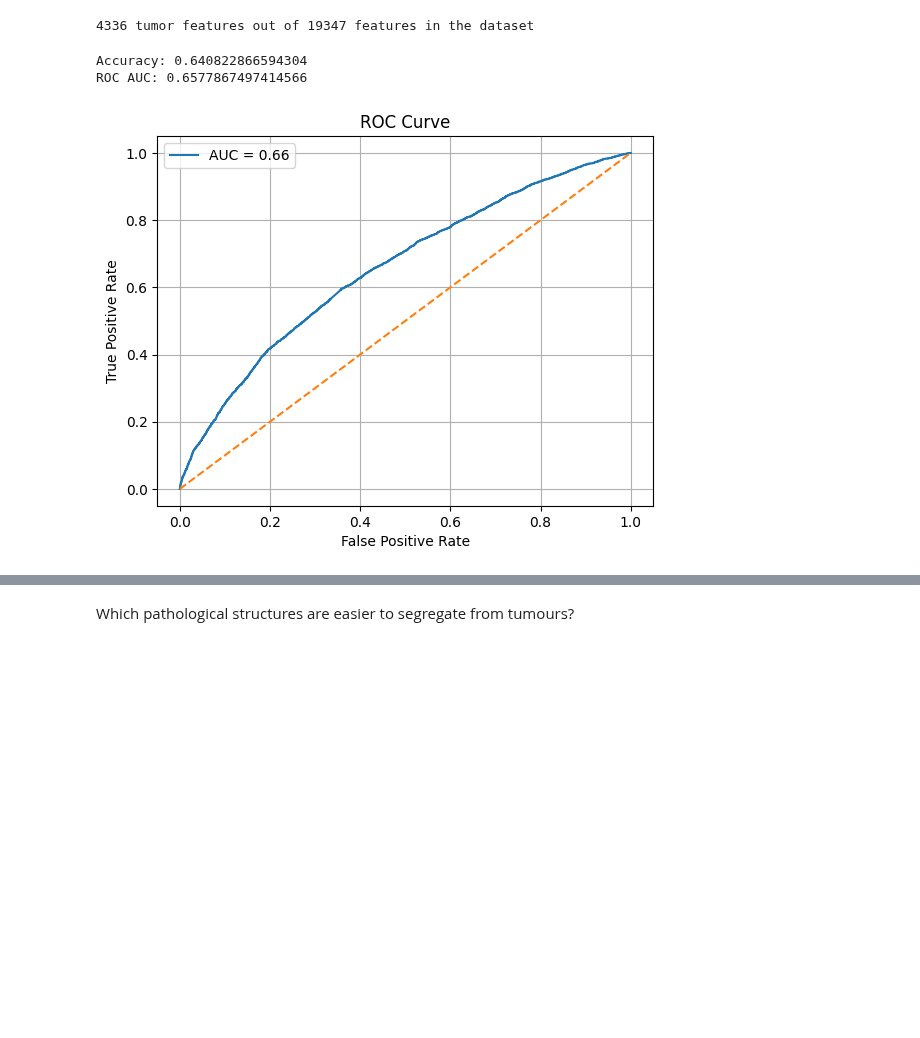
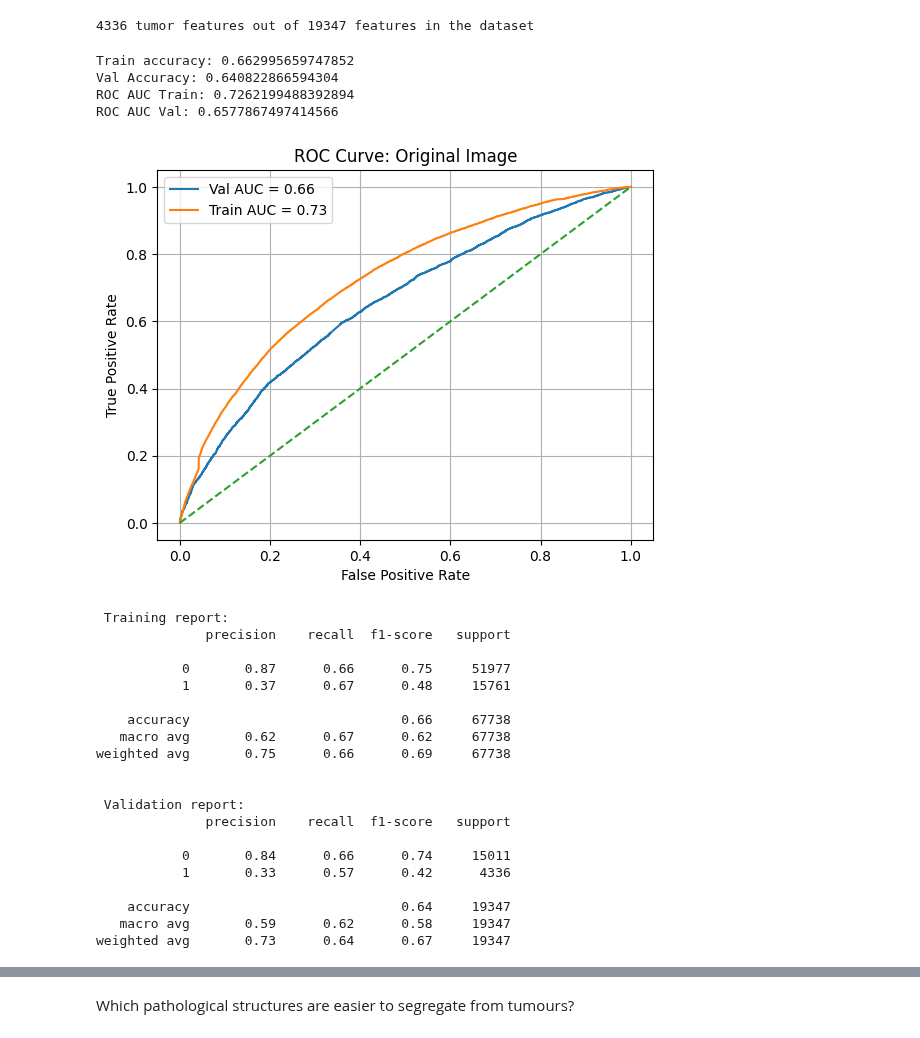
Before and after one commit to wangelam/ecse415Final, a Jupyter notebook: TumorCount_ROISVM_fixed.ipynb, the cells around one changed output, grey strips where cells are left out. Saved outputs shown, nothing was run; the diff lists cells and outputs as text; code cells hidden in the pictures; blank space fills up the shorter version.

```diff
--- a/TumorCount_ROISVM_fixed.ipynb
+++ b/TumorCount_ROISVM_fixed.ipynb
@@ -455,40 +492,49 @@ Classifying data: 1357 Images.
 15761 tumor features out of 67738 features in the dataset
 Classifying data: 387 Images.
 4336 tumor features out of 19347 features in the dataset
-# %%
-#TODO: MAKE SURE VECTORS ARE TRAINED ON SAME # OF VECTORS
-#clfOri, yPredOri = linSVM(orixTrain, oriyTrain, orixVal, oriyVal)
-
-xTrain_bal, yTrain_bal = downsample(orixTrain, oriyTrain)
-
-clfOri = SVC(kernel='rbf', probability=True, random_state=42)
-clfOri.fit(xTrain_bal, yTrain_bal)
-
-y_pred = clfOri.predict(orixVal)
-y_proba = clfOri.predict_proba(orixVal)[:, 1]
-
-yVal_bin = np.array([1 if label == "tumor" else 0 for label in oriyVal])
-
-acc = accuracy_score(yVal_bin, y_pred)
-print("Accuracy:", acc)
-
-roc_auc = roc_auc_score(yVal_bin, y_proba)
-print("ROC AUC:", roc_auc)
-
-fpr, tpr, _ = roc_curve(yVal_bin, y_proba)
-plt.figure()
-plt.plot(fpr, tpr, label=f"AUC = {roc_auc:.2f}")
-plt.plot([0, 1], [0, 1], '--')
-plt.xlabel("False Positive Rate")
-plt.ylabel("True Positive Rate")
-plt.title("ROC Curve")
-plt.legend()
-plt.grid()
-plt.show()
-# %% [output]
-Accuracy: 0.640822866594304
-ROC AUC: 0.6577867497414566
-[figure, removed]
+# %%
+# train svm on original image
+orixTrain_bal, oriyTrain_bal = downsample(orixTrain, oriyTrain)
+
+clfOri = SVC(kernel='rbf', probability=True, random_state=42)
+clfOri.fit(orixTrain_bal, oriyTrain_bal)
+
+y_predOri, yTrain_predOri = calcMetrics(clfOri, orixTrain, oriyTrain, orixVal, oriyVal, 'Original Image')
+
+# convert to 1 and 0
+oriyTrain = ([1 if label == "tumor" else 0 for label in oriyTrain])
+oriyVal = ([1 if label == "tumor" else 0 for label in oriyVal])
+
+print("\n Training report: ")
+print(classification_report(oriyTrain, yTrain_predOri))
+print("\n Validation report: ")
+print(classification_report(oriyVal, y_predOri))
+# %% [output]
+Train accuracy: 0.662995659747852
+Val Accuracy: 0.640822866594304
+ROC AUC Train: 0.7262199488392894
+ROC AUC Val: 0.6577867497414566
+[figure, added]
+ Training report:
+              precision    recall  f1-score   support
+
+           0       0.87      0.66      0.75     51977
+           1       0.37      0.67      0.48     15761
+
+    accuracy                           0.66     67738
+   macro avg       0.62      0.67      0.62     67738
+weighted avg       0.75      0.66      0.69     67738
+
+
+ Validation report:
+              precision    recall  f1-score   support
+
+           0       0.84      0.66      0.74     15011
+           1       0.33      0.57      0.42      4336
+
+    accuracy                           0.64     19347
+   macro avg       0.59      0.62      0.58     19347
+weighted avg       0.73      0.64      0.67     19347
 # %%
 # get RMSE
 rmse2, trueCount2, predCount2 = calcRMSE(clfOri)
```
Also changed, not shown: parts of 10 cells of this notebook.
